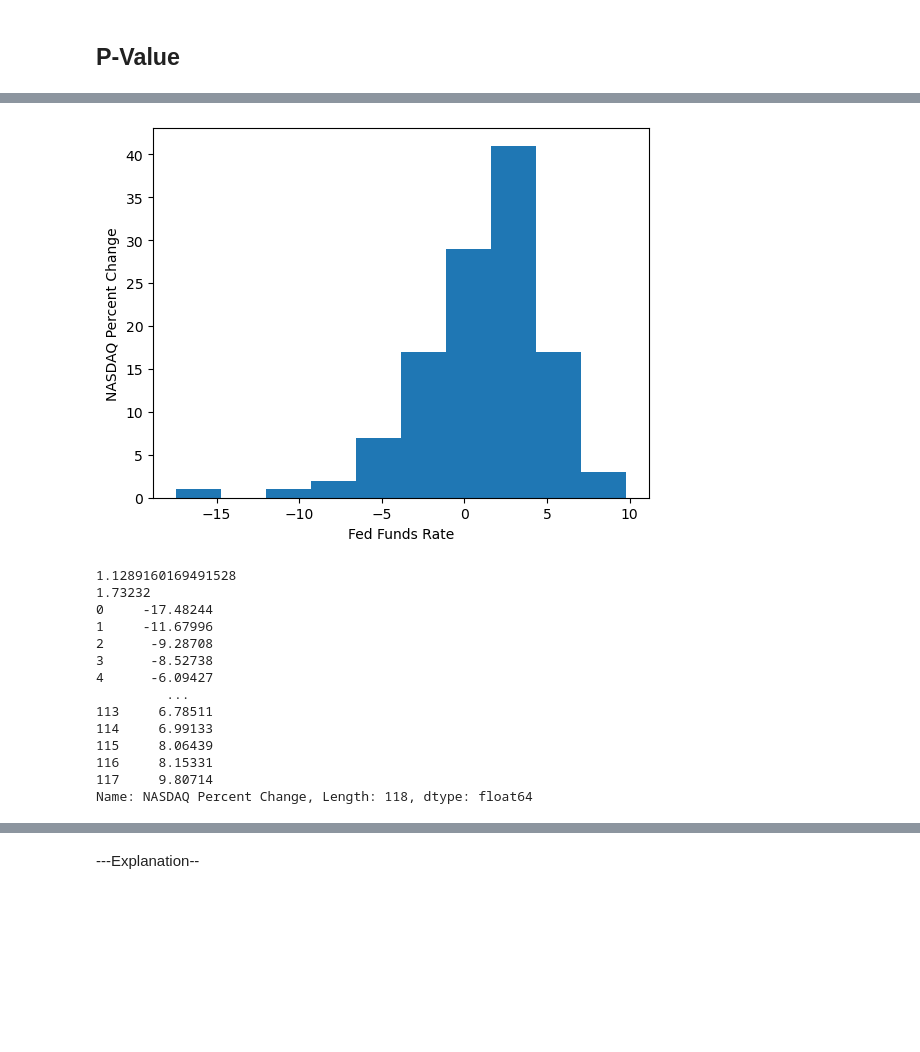
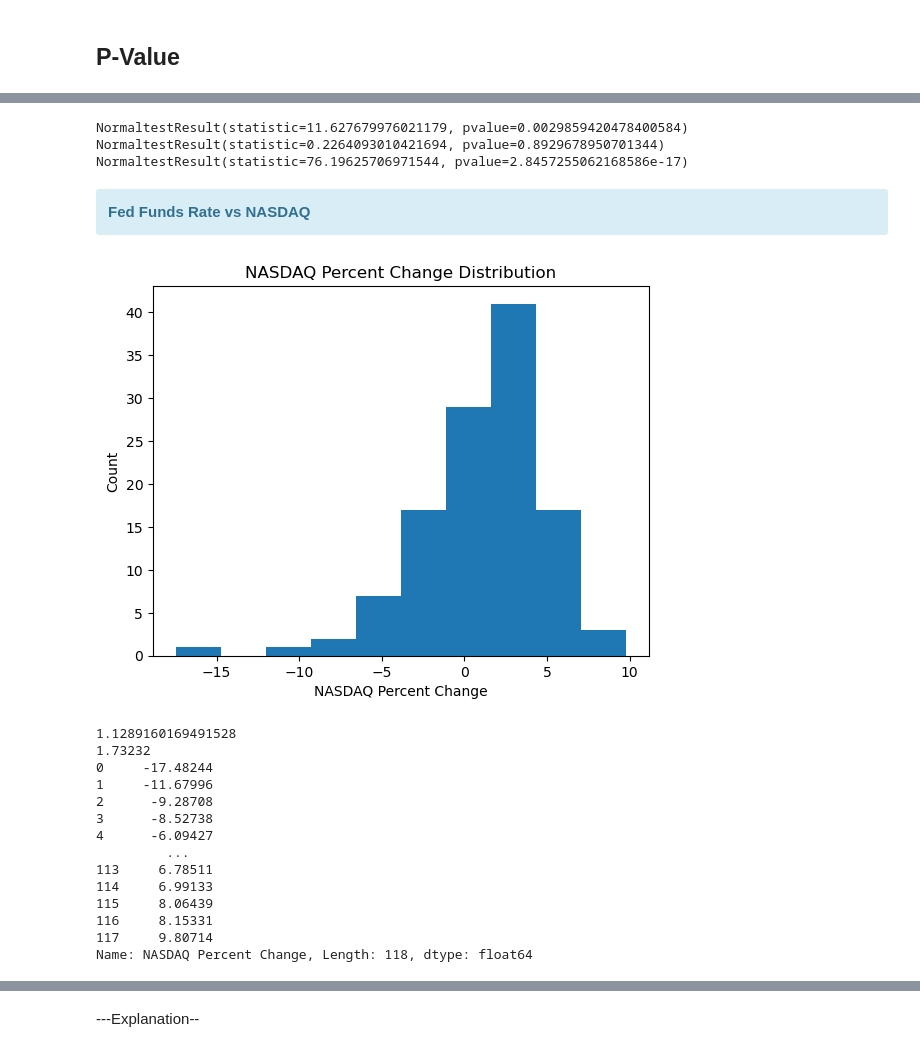
Before and after one commit to SantDRS/project1, a Jupyter notebook: G1P1_DataVisualizations_JS.ipynb, the cells around one changed output, grey strips where cells are left out. Cells and saved outputs as stored; diff of their text form; code cells hidden in the pictures; blank space fills up the shorter version.

```diff
--- a/G1P1_DataVisualizations_JS.ipynb
+++ b/G1P1_DataVisualizations_JS.ipynb
@@ -238,14 +479,32 @@ The r-squared is: 0.01200206754643712
+# %%
+# Print p-values
+print(st.normaltest(ci_df["S&P 500 Percent Change"].sample(20)))
+print(st.normaltest(ci_df["S&P 500 Percent Change"].sample(50)))
+print(st.normaltest(ci_df["S&P 500 Percent Change"].sample(115)))
+# %% [output]
+NormaltestResult(statistic=11.627679976021179, pvalue=0.0029859420478400584)
+NormaltestResult(statistic=0.2264093010421694, pvalue=0.8929678950701344)
+NormaltestResult(statistic=76.19625706971544, pvalue=2.8457255062168586e-17)
+# %% [markdown]
+<div class="alert alert-block alert-info">
+<b>Fed Funds Rate vs NASDAQ
+</div>
 # %%
 # Determine which measure of central tendency is most appropriate to describe the Percent Change of NASDAQ
+
+# Build Histogram
 plt.hist(ci_df['NASDAQ Percent Change'])
-plt.xlabel('Fed Funds Rate')
-plt.ylabel('NASDAQ Percent Change')
+plt.xlabel('NASDAQ Percent Change')
+plt.ylabel('Count')
+plt.title('NASDAQ Percent Change Distribution')
+
+# Plot
 plt.show()
 print(ci_df['NASDAQ Percent Change'].mean())
 print(ci_df['NASDAQ Percent Change'].median())
 print(ci_df['NASDAQ Percent Change'].mode())
 # %% [output]
-[figure, old version]
+[figure, new version]
 1.1289160169491528
 1.73232
 0     -17.48244
```
Also changed, not shown: parts of 64 cells of this notebook.
